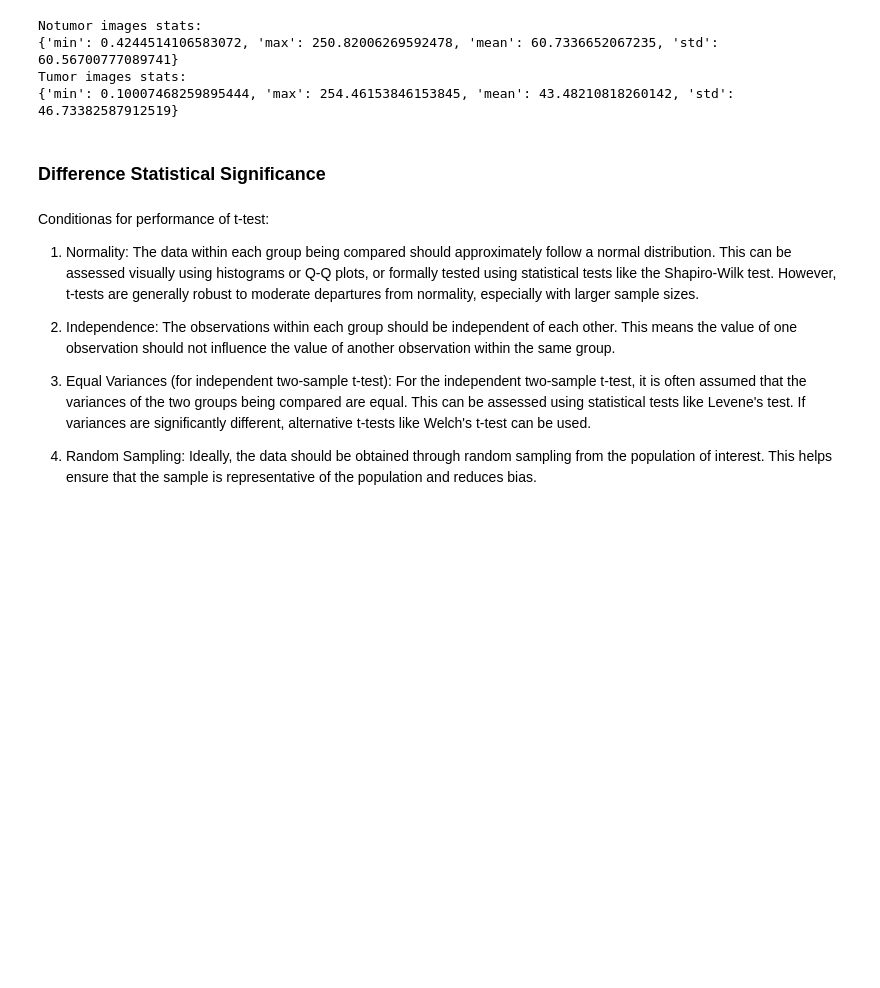
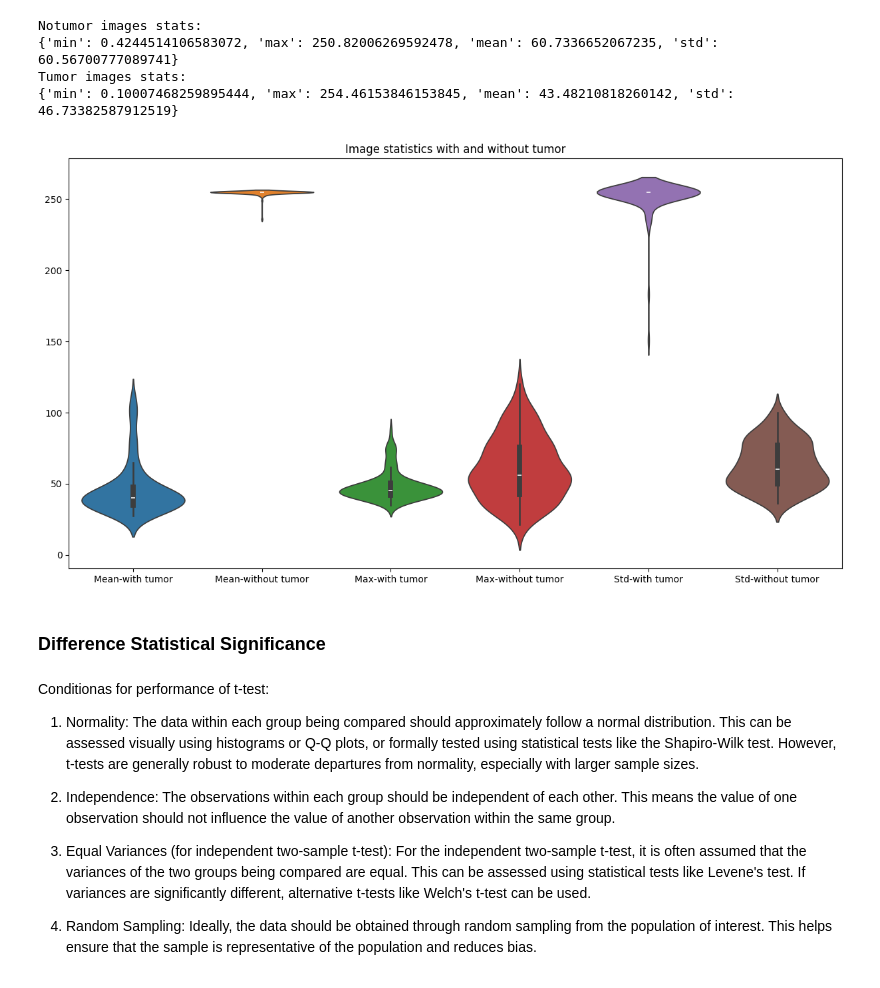
Before and after one commit to elliemci/vision-transformer-models, a Jupyter notebook: image_classification/mri_data_processing.ipynb, the cells around one changed output. Cells and saved outputs as stored; diff of their text form; code cells hidden in the pictures; blank space fills up the shorter version.

```diff
--- a/image_classification/mri_data_processing.ipynb
+++ b/image_classification/mri_data_processing.ipynb
@@ -225,6 +195,49 @@ Notumor images stats:
 {'min': 0.4244514106583072, 'max': 250.82006269592478, 'mean': 60.7336652067235, 'std': 60.56700777089741}
 Tumor images stats:
 {'min': 0.10007468259895444, 'max': 254.46153846153845, 'mean': 43.48210818260142, 'std': 46.73382587912519}
+# %%
+import random as r
+from numpy import asarray
+from PIL.ImageStat import Stat
+from PIL import Image
+import numpy as np
+import seaborn as sns
+import pandas as pd
+
+# Lists to store image statistics for tumor and non-tumor images
+t_mean = []
+t_max = []
+t_std = []
+
+n_mean = []
+n_max = []
+n_std = []
+
+# Loop through 100 tumor images
+for i in range(100):
+    img = Image.open(timg_files[i])
+    t_mean.append(np.mean(img))
+    t_max.append(np.max(img))
+    t_std.append(np.std(img))
+
+# Loop through 100 non-tumor images
+for i in range(100):
+    img = Image.open(nimg_files[i])
+    n_mean.append(np.mean(img))
+    n_max.append(np.max(img))
+    n_std.append(np.std(img))
+
+# Create DataFrame from lists
+df = pd.DataFrame(list(zip(t_mean, t_max, t_std, n_mean, n_max, n_std)),
+                  columns=['Mean-with tumor', 'Mean-without tumor', 'Max-with tumor', 'Max-without tumor', 'Std-with tumor', 'Std-without tumor'])
+
+# Create violin plot to compare image statistics for tumor and non-tumor images
+plt.figure(figsize=(15, 8))
+ax = sns.violinplot(data=df)
+plt.title("Image statistics with and without tumor")
+plt.show()
+# %% [output]
+[figure, added]
 # %% [markdown]
 ### Difference Statistical Significance
 # %% [markdown]
```
Also changed, not shown: parts of 18 cells of this notebook.
